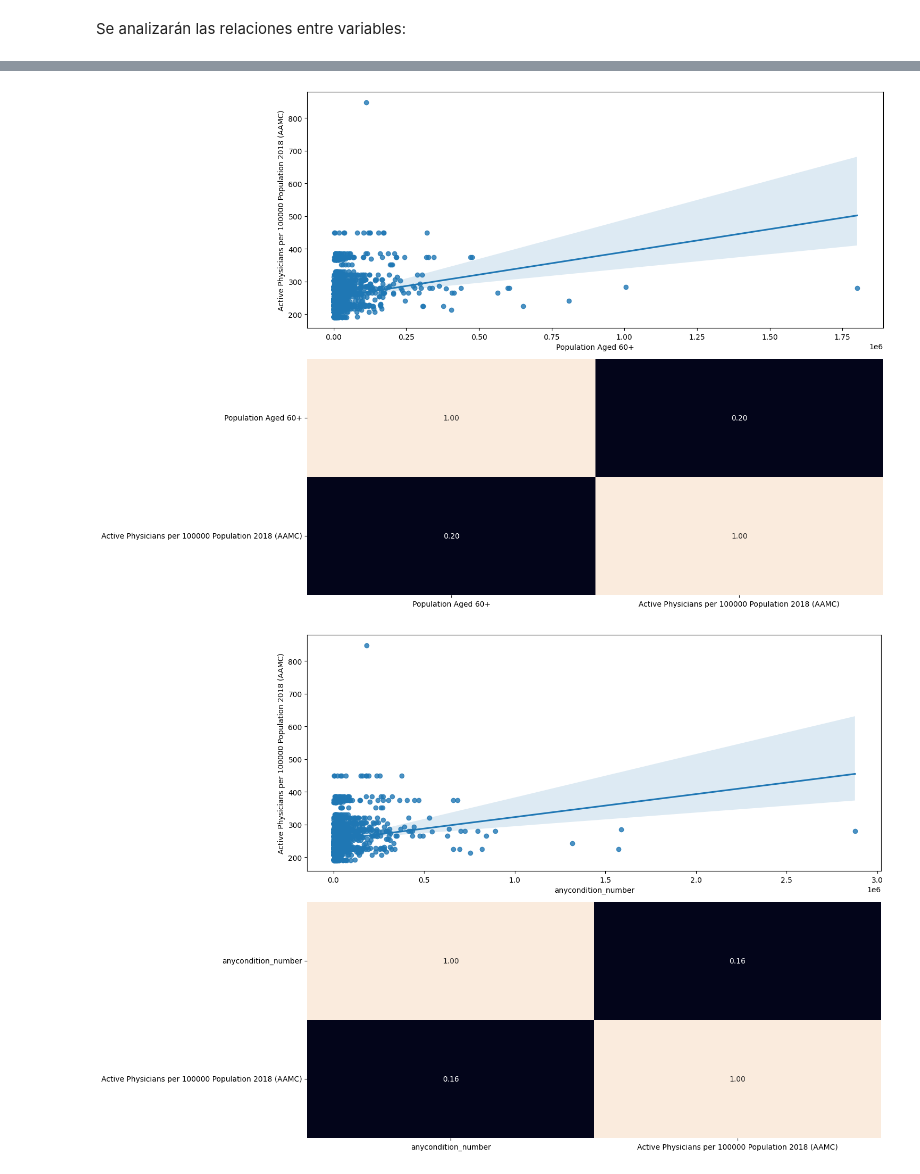
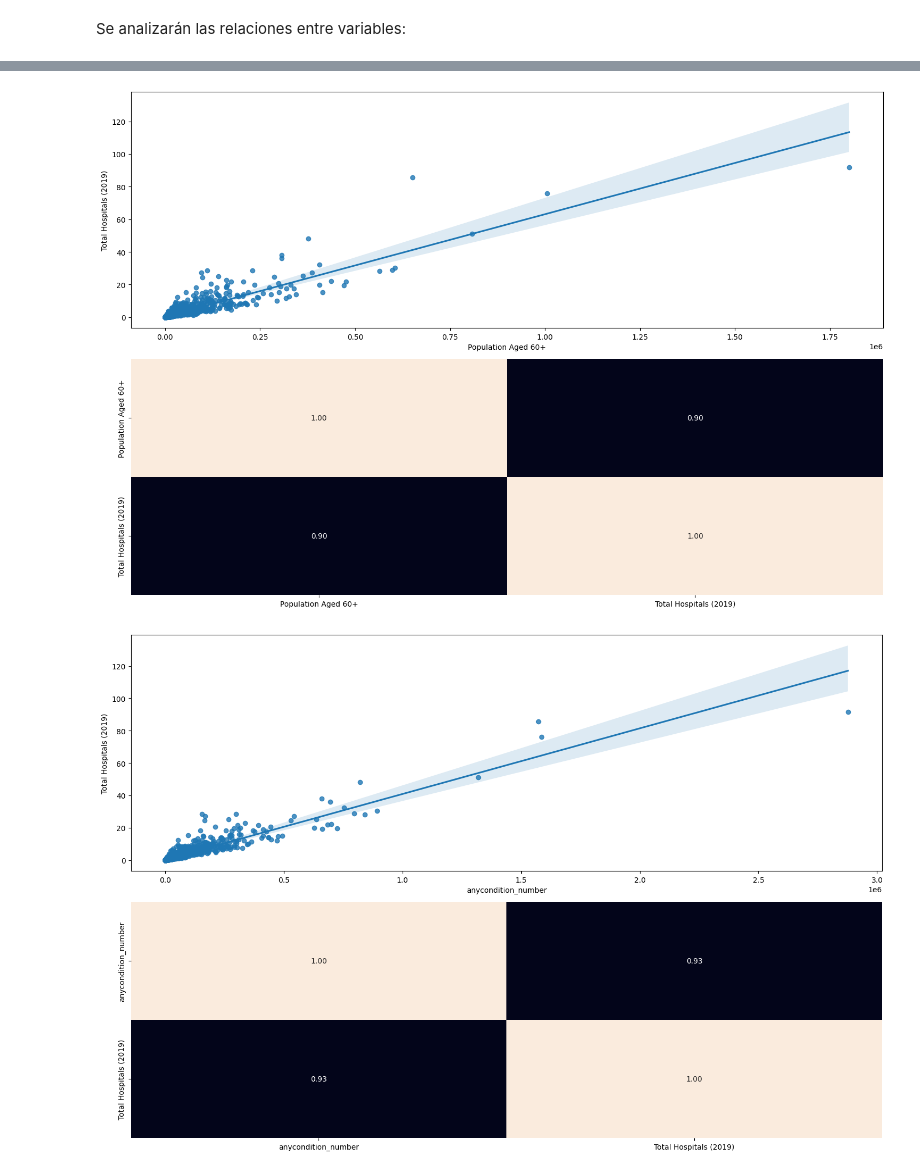
Before and after one commit to Bere333/regularized_linear_regression, a Jupyter notebook: src/regularized_linear_regression.ipynb, the cells around one changed output, grey strips where cells are left out. Saved outputs shown, nothing was run; the diff lists cells and outputs as text; code cells hidden in the pictures.

```diff
--- a/src/regularized_linear_regression.ipynb
+++ b/src/regularized_linear_regression.ipynb
@@ -97,7 +97,7 @@ df.describe()
 # %% [markdown]
 Una vez se realizó el EDA, se eliminarán las variables poco útiles en este caso y se quedarán las variables features o predictoras:
 # %%
-columns_to_keep = [1, 21, 23, 25, 27, 29, 31, 44, 62, 76, 86, 90, 94, 102, 103]
+columns_to_keep = [1, 21, 23, 25, 27, 29, 31, 44, 70, 76, 86, 90, 94, 102, 103]
 df = df.iloc[:, columns_to_keep]
 # %%
 df.shape
@@ -172,18 +172,18 @@ plt.show()
 # %%
 import matplotlib.pyplot as plt
 import seaborn as sns
 
 fig, axis = plt.subplots(2, 1, figsize = (15, 10))
 #total_data = pd.concat([train_data, test_data])
 
-sns.regplot(ax = axis[0], data = df, x = "Population Aged 60+", y = "Active Physicians per 100000 Population 2018 (AAMC)")
-sns.heatmap(df[["Population Aged 60+", "Active Physicians per 100000 Population 2018 (AAMC)"]].corr(), annot = True, fmt = ".2f", ax = axis[1], cbar = False)
+sns.regplot(ax = axis[0], data = df, x = "Population Aged 60+", y = "Total Hospitals (2019)")
+sns.heatmap(df[["Population Aged 60+", "Total Hospitals (2019)"]].corr(), annot = True, fmt = ".2f", ax = axis[1], cbar = False)
 
 plt.tight_layout()
 
 plt.show()
 # %% [output]
-[figure, old version]
+[figure, new version]
 # %%
 import matplotlib.pyplot as plt
 import seaborn as sns
@@ -191,14 +191,14 @@ import seaborn as sns
 fig, axis = plt.subplots(2, 1, figsize = (15, 10))
 #total_data = pd.concat([train_data, test_data])
 
-sns.regplot(ax = axis[0], data = df, x = "anycondition_number", y = "Active Physicians per 100000 Population 2018 (AAMC)")
-sns.heatmap(df[["anycondition_number", "Active Physicians per 100000 Population 2018 (AAMC)"]].corr(), annot = True, fmt = ".2f", ax = axis[1], cbar = False)
+sns.regplot(ax = axis[0], data = df, x = "anycondition_number", y = "Total Hospitals (2019)")
+sns.heatmap(df[["anycondition_number", "Total Hospitals (2019)"]].corr(), annot = True, fmt = ".2f", ax = axis[1], cbar = False)
 
 plt.tight_layout()
 
 plt.show()
 # %% [output]
-[figure, old version]
+[figure, new version]
 # %%
 import matplotlib.pyplot as plt
 import seaborn as sns
```
Also changed, not shown: parts of 11 cells of this notebook.
